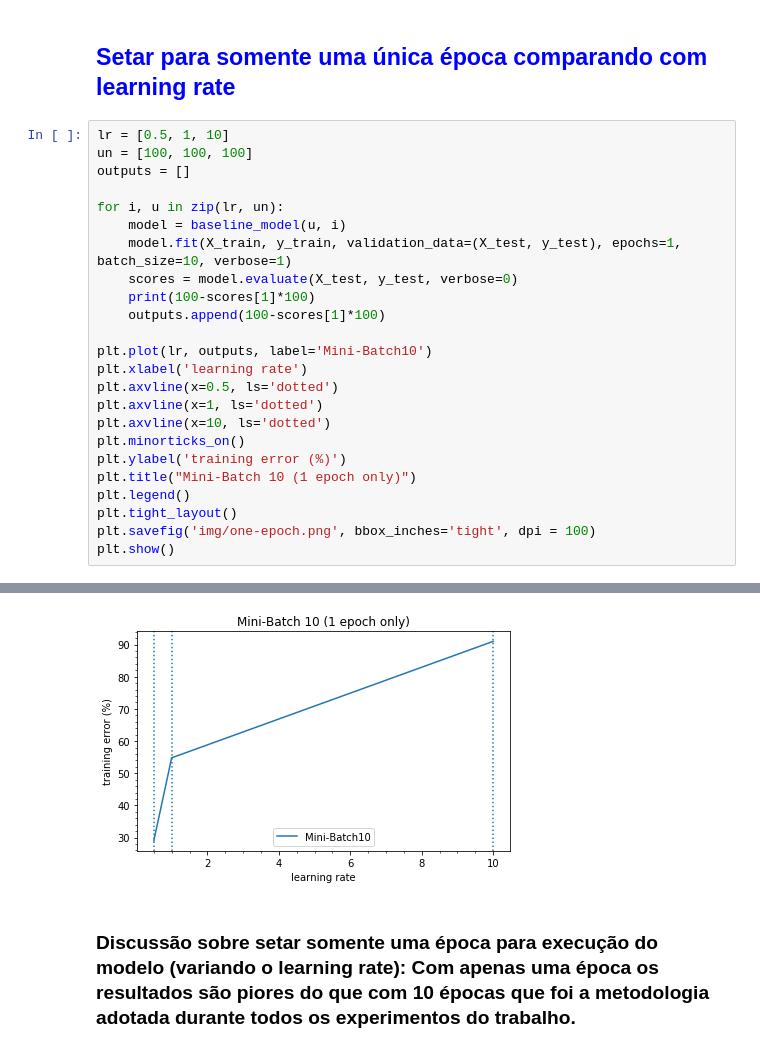
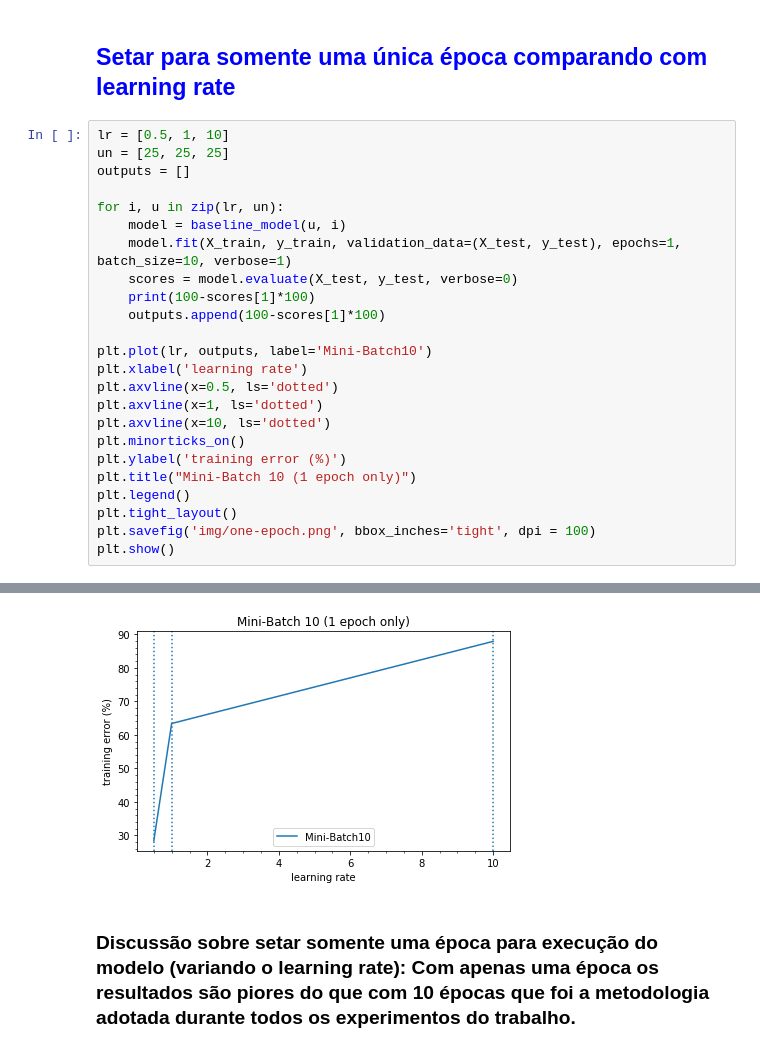
Before and after one commit to gesteves91/tp-ml, a Jupyter notebook: Neural-Network.ipynb, the cells around one changed output, grey strips where cells are left out. Cells and saved outputs as stored; diff of their text form.

```diff
--- a/Neural-Network.ipynb
+++ b/Neural-Network.ipynb
@@ -618,7 +618,7 @@ plt.show()
 ## <span style="color:blue"> Setar para somente uma única época comparando com learning rate </span>
 # %%
 lr = [0.5, 1, 10]
-un = [100, 100, 100]
+un = [25, 25, 25]
 outputs = []
 
 for i, u in zip(lr, un):
@@ -656,4 +656,4 @@ Epoch 1/1
-[figure, old version]
+[figure, new version]
 # %% [markdown]
 ### Discussão sobre setar somente uma época para execução do modelo (variando o learning rate): Com apenas uma época os resultados são piores do que com 10 épocas que foi a metodologia adotada durante todos os experimentos do trabalho.
 # %% [markdown]
```
Also changed, not shown: parts of 6 cells of this notebook, 7 other files.
